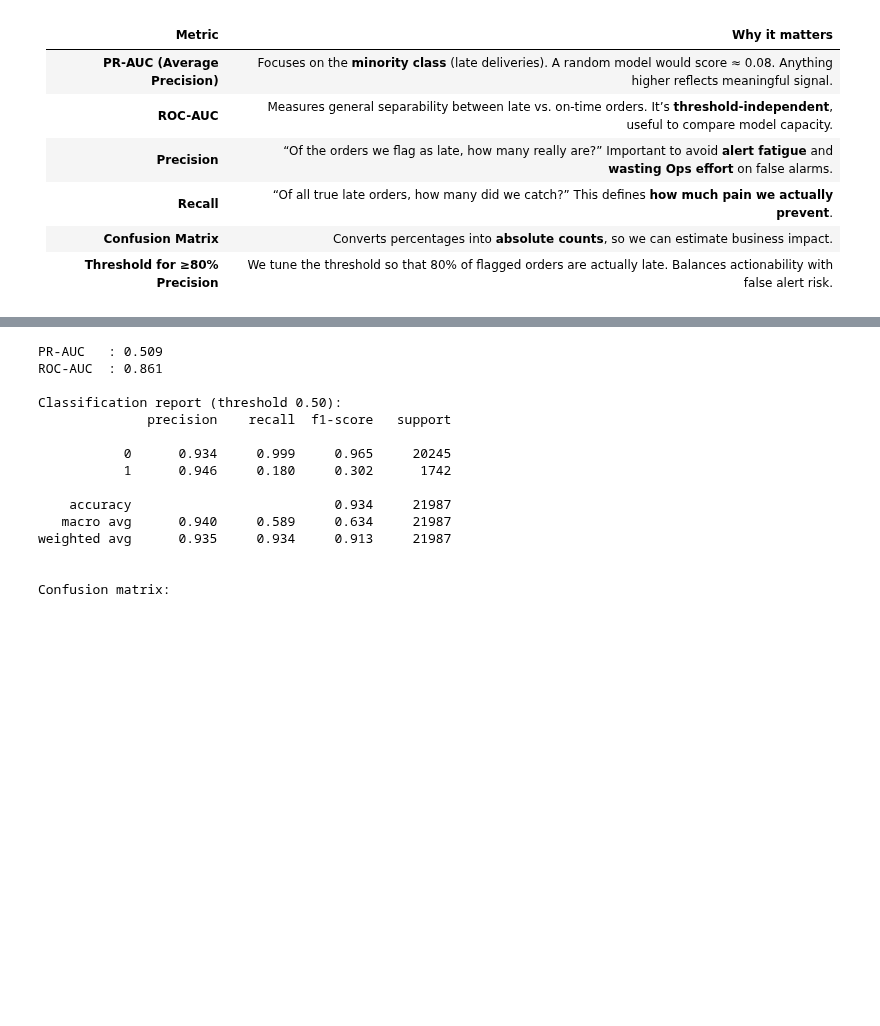
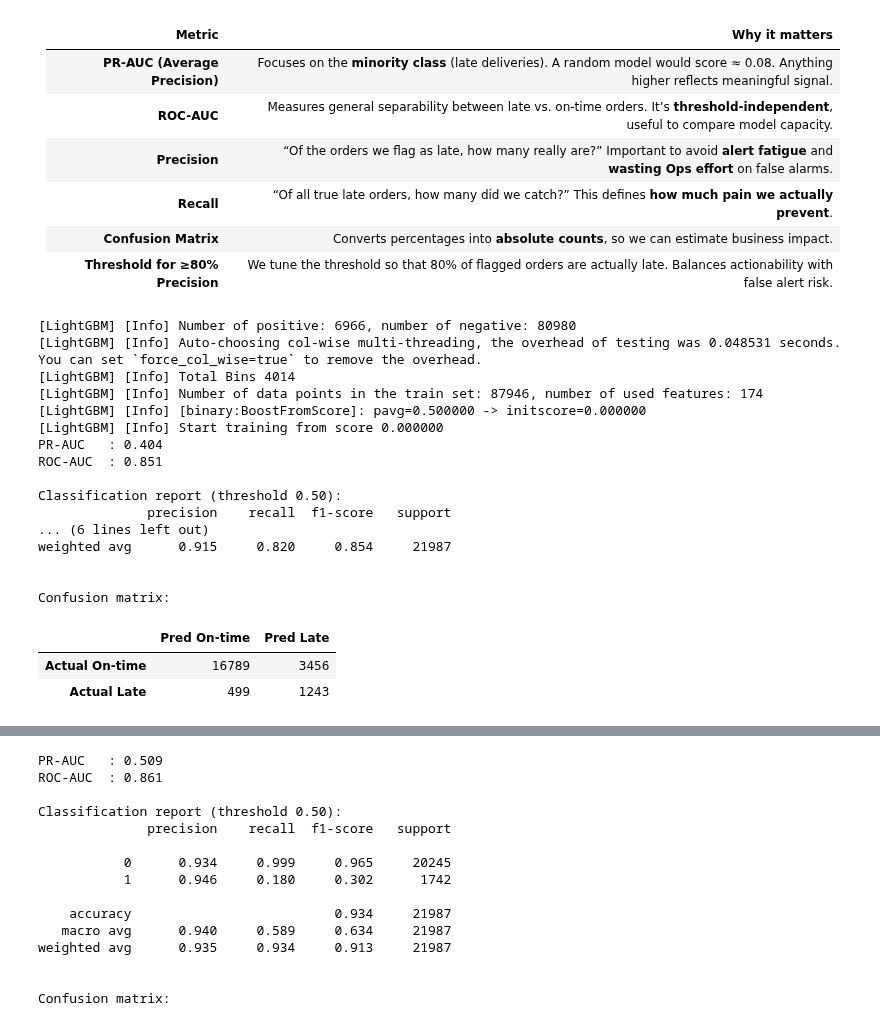
Before and after one commit to RioPramana21/Final-Project-Olist, a Jupyter notebook: preparation_notebooks/Machine Learning Model Building.ipynb, the cells around one changed output, grey strips where cells are left out. Drawn from its saved outputs; the diff is of its cells as text; code cells hidden in the pictures; blank space fills up the shorter version.

```diff
--- a/preparation_notebooks/Machine Learning Model Building.ipynb
+++ b/preparation_notebooks/Machine Learning Model Building.ipynb
@@ -478,3 +550,58 @@ from sklearn.metrics import (
 | **Recall**                       | “Of all true late orders, how many did we catch?” This defines **how much pain we actually prevent**.                                  |
 | **Confusion Matrix**             | Converts percentages into **absolute counts**, so we can estimate business impact.                                                     |
 | **Threshold for ≥80% Precision** | We tune the threshold so that 80% of flagged orders are actually late. Balances actionability with false alert risk.                   |
+# %%
+# --- rebuild the pipeline exactly as in the benchmark -------------
+lgbm_pipe = Pipeline([
+    ("preprocess", preprocess_ohe),
+    ("model", LGBMClassifier(
+        n_estimators=300,
+        learning_rate=0.1,
+        class_weight="balanced",
+        n_jobs=-1,
+        random_state=RANDOM_STATE
+    ))
+])
+
+# --- fit on full training set -------------------------------------
+lgbm_pipe.fit(X_train, y_train)
+
+# ---  get probabilities and default predictions --------------------
+y_prob = lgbm_pipe.predict_proba(X_test)[:, 1]
+y_pred = (y_prob >= 0.50).astype(int)                 # default 0.5 cut-off
+
+# --- core metrics --------------------------------------------------
+pr_auc  = average_precision_score(y_test, y_prob)
+roc_auc = roc_auc_score(y_test, y_prob)
+print(f"PR-AUC   : {pr_auc:.3f}")
+print(f"ROC-AUC  : {roc_auc:.3f}\n")
+print("Classification report (threshold 0.50):")
+print(classification_report(y_test, y_pred, digits=3))
+
+# confusion matrix
+cm = pd.DataFrame(confusion_matrix(y_test, y_pred),
+                  index=["Actual On-time","Actual Late"],
+                  columns=["Pred On-time","Pred Late"])
+print("\nConfusion matrix:")
+display(cm)
+# %% [output]
+[LightGBM] [Info] Number of positive: 6966, number of negative: 80980
+[LightGBM] [Info] Auto-choosing col-wise multi-threading, the overhead of testing was 0.048531 seconds.
+You can set `force_col_wise=true` to remove the overhead.
+[LightGBM] [Info] Total Bins 4014
+[LightGBM] [Info] Number of data points in the train set: 87946, number of used features: 174
+[LightGBM] [Info] [binary:BoostFromScore]: pavg=0.500000 -> initscore=0.000000
+[LightGBM] [Info] Start training from score 0.000000
+PR-AUC   : 0.404
+ROC-AUC  : 0.851
+
+Classification report (threshold 0.50):
+              precision    recall  f1-score   support
+... (6 lines left out)
+weighted avg      0.915     0.820     0.854     21987
+
+
+Confusion matrix:
+|  | Pred On-time | Pred Late |
+| Actual On-time | 16789 | 3456 |
+| Actual Late | 499 | 1243 |
```
Also changed, not shown: parts of 3 cells of this notebook, 17 other files.
